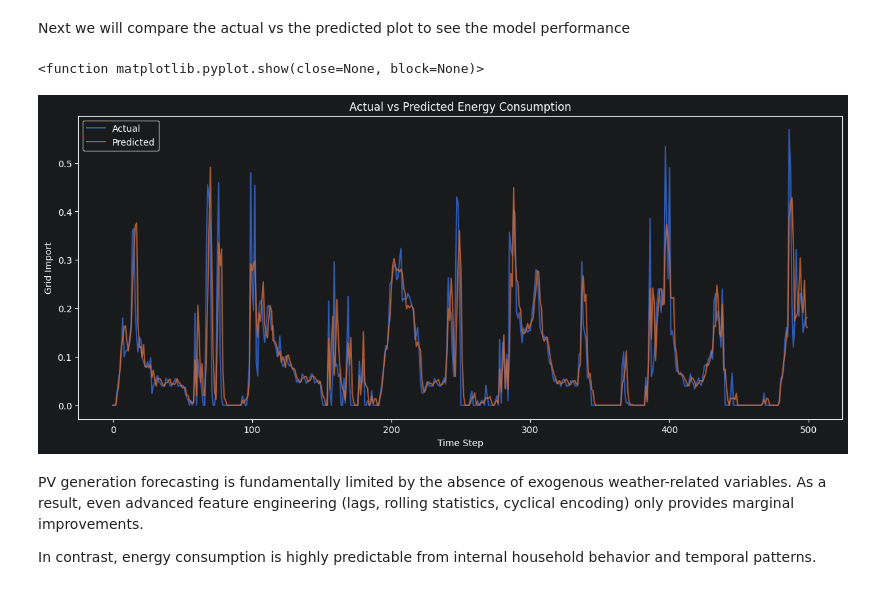
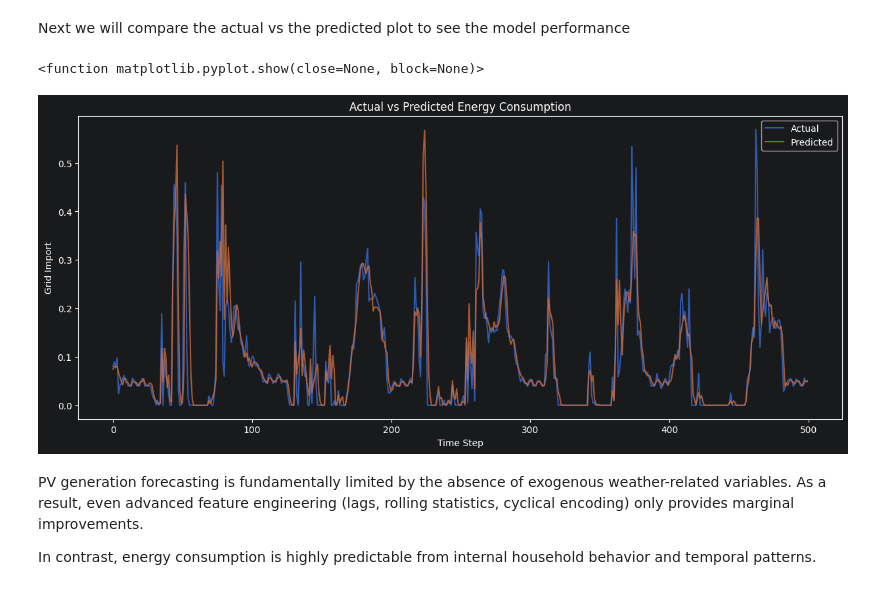
Before and after one commit to Iminza67/Household-Energy-Consumption-Generation-Analysis, a Jupyter notebook: notebooks/randomforest.ipynb, the cells around one changed output. Cells and saved outputs as stored; diff of their text form; code cells hidden in the pictures.

```diff
--- a/notebooks/randomforest.ipynb
+++ b/notebooks/randomforest.ipynb
@@ -396,26 +414,26 @@ Next we will compare the actual vs the predicted plot to see the model performan
 # %%
 plt.figure(figsize=(15, 6))
 
 plt.plot(
-    y_test.values[:500],
+    y_cons_test.values[:500],
     label='Actual',
     alpha=0.8
 )
 
 plt.plot(
-    y_pred[:500],
+    cons_pred[:500],
     label='Predicted',
     alpha=0.8
 )
 
 plt.title('Actual vs Predicted Energy Consumption')
 plt.xlabel('Time Step')
 plt.ylabel('Grid Import')
 plt.legend()
 plt.show
 # %% [output]
 <function matplotlib.pyplot.show(close=None, block=None)>
-[figure, old version]
+[figure, new version]
 # %% [markdown]
 PV generation forecasting is fundamentally limited by the absence of exogenous weather-related variables. As a result, even advanced feature engineering (lags, rolling statistics, cyclical encoding) only provides marginal improvements.
 
```
Also changed, not shown: parts of 2 cells of this notebook, 1 other file.
